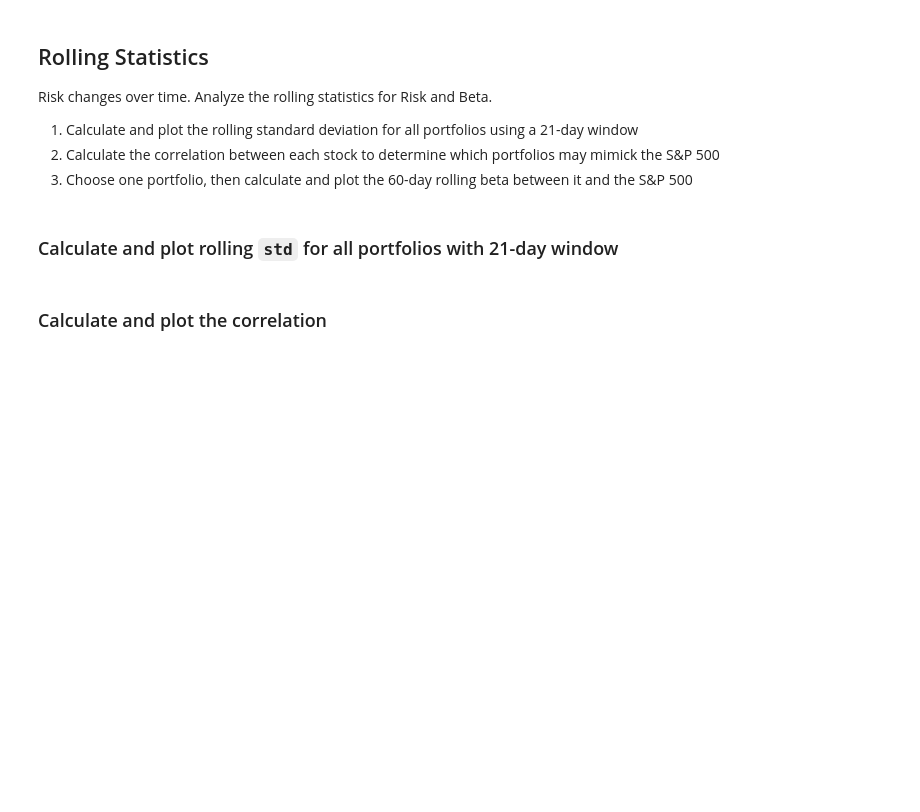
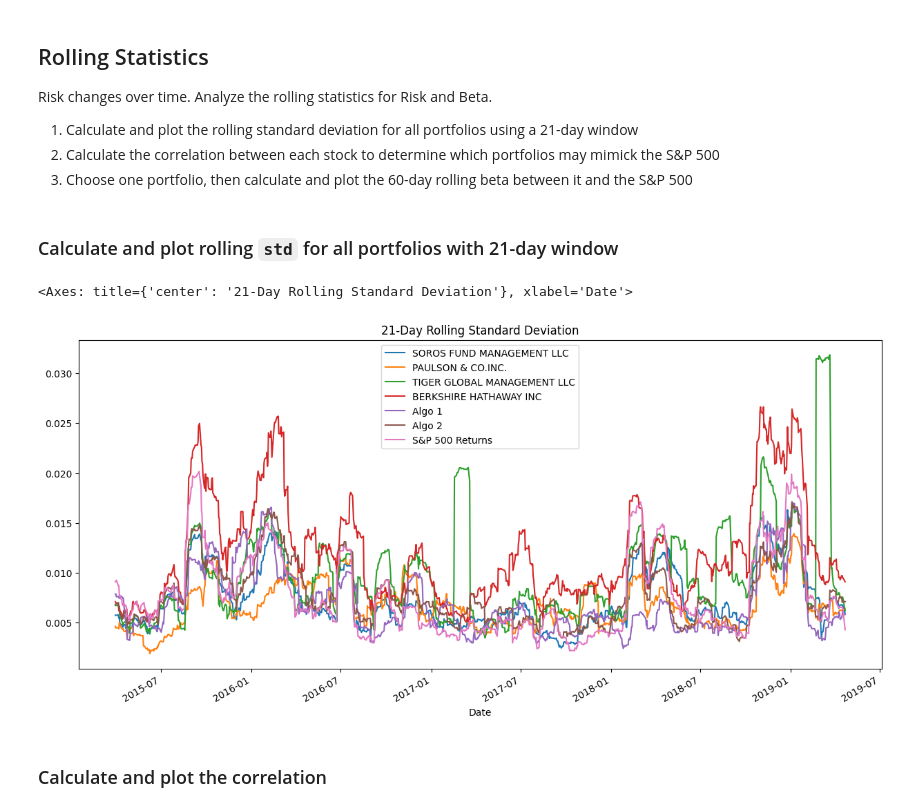
Before and after one commit to makeitouthill/analysis-notebook, a Jupyter notebook: whale_analysis.ipynb, the cells around one changed output. Saved outputs shown, nothing was run; the diff lists cells and outputs as text; code cells hidden in the pictures; blank space fills up the shorter version.

Commit message:
Calculated 21-day rolling standard deviation, plotted portfolio volatilities, calculated and heat mapped correlation matrix, and 60-day rolling beta for the SOROS FUND MANAGEMENT portfolio

```diff
--- a/whale_analysis.ipynb
+++ b/whale_analysis.ipynb
@@ -280,8 +283,12 @@ Risk changes over time. Analyze the rolling statistics for Risk and Beta.
 ### Calculate and plot rolling `std` for all portfolios with 21-day window
 # %%
 # Calculate the rolling standard deviation for all portfolios using a 21-day window
-
+rolling_std = combined_df.rolling(window=21).std()
 # Plot the rolling standard deviation
+rolling_std.plot(figsize=(15,7), title="21-Day Rolling Standard Deviation")
+# %% [output]
+<Axes: title={'center': '21-Day Rolling Standard Deviation'}, xlabel='Date'>
+[figure, added]
 # %% [markdown]
 ### Calculate and plot the correlation
 # %%
```
Also changed, not shown: parts of 9 cells of this notebook.
